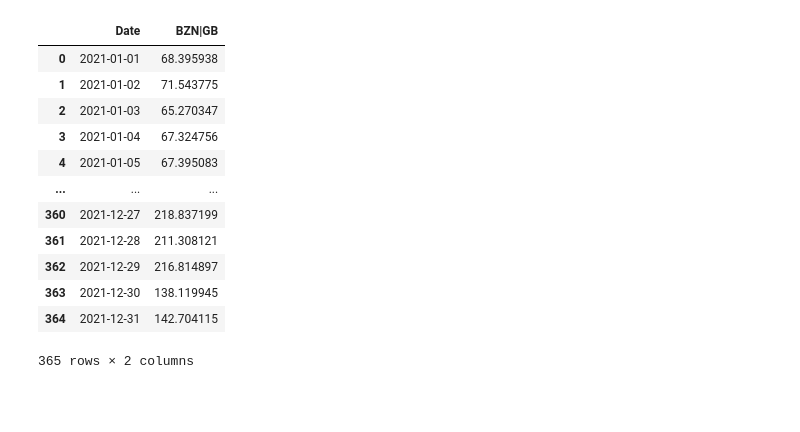
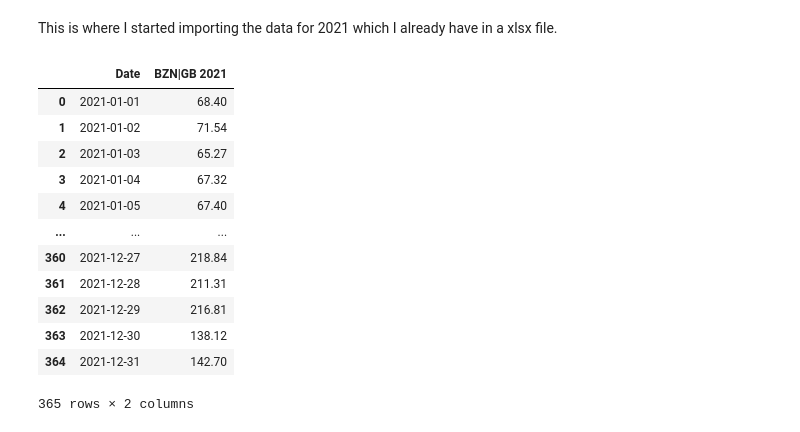
Before and after one commit to jsap2000/UK-Electricity-Pricing-Solutions, a Jupyter notebook: BZ_GB_20210101-20221231.ipynb, the cells around one changed output. Saved outputs shown, nothing was run; the diff lists cells and outputs as text; code cells hidden in the pictures; blank space fills up the shorter version.

```diff
--- a/BZ_GB_20210101-20221231.ipynb
+++ b/BZ_GB_20210101-20221231.ipynb
@@ -1,35 +1,41 @@
+# %% [markdown]
+This is where I started importing the data for 2021 which I already have in a xlsx file.
 # %%
 import pandas as pd
 import numpy as np
 import matplotlib.pyplot as plt
 
 BZGBDA2021 = pd.read_excel(r"C:\Users\anton_zpf58tt\OneDrive\Documents\Glasgow\Year 4\ENG4110P Individual Project 4\Code\UK-Electricity-Pricing-Solutions\BZ_GB_20210101-20211231.xlsx", sheet_name='NordPool ASA GB')
 
 #Date = pd.date_range(start="1/1/2021", periods=365, freq="D")
 
 #|
 
 #Date =  pd.date_range(start="1/1/2021", periods=365, freq="D")
 
-BZGBDA2021data = pd.DataFrame({"BZN|GB": BZGBDA2021.iloc[0:365,2]})
+BZGBDA2021data = pd.DataFrame({"BZN|GB 2021": BZGBDA2021.iloc[0:365,2]})
 BZGBDA2021data["Date"] = pd.date_range(start="1/1/2021", periods=365, freq="D")
 
-NewOrder = ["Date", "BZN|GB"]
+BZGBDA2021data["BZN|GB 2021"] = BZGBDA2021data["BZN|GB 2021"].replace(to_replace=",", value=".", regex=True)
+
+NewOrder = ["Date", "BZN|GB 2021"]
+
+BZGBDA2021data["BZN|GB 2021"] = BZGBDA2021data["BZN|GB 2021"].round(2)
 
 #BZGBDAdata["Date"] = pd.date_range(start="1/1/2021", periods=365, freq="D")
 BZGBDA2021data = BZGBDA2021data.reindex(columns=NewOrder)
 BZGBDA2021data
 # %% [output]
-|  | Date | BZN|GB |
-| 0 | 2021-01-01 | 68.395938 |
-| 1 | 2021-01-02 | 71.543775 |
-| 2 | 2021-01-03 | 65.270347 |
-| 3 | 2021-01-04 | 67.324756 |
-| 4 | 2021-01-05 | 67.395083 |
+|  | Date | BZN|GB 2021 |
+| 0 | 2021-01-01 | 68.40 |
+| 1 | 2021-01-02 | 71.54 |
+| 2 | 2021-01-03 | 65.27 |
+| 3 | 2021-01-04 | 67.32 |
+| 4 | 2021-01-05 | 67.40 |
 | ... | ... | ... |
-| 360 | 2021-12-27 | 218.837199 |
-| 361 | 2021-12-28 | 211.308121 |
-| 362 | 2021-12-29 | 216.814897 |
-| 363 | 2021-12-30 | 138.119945 |
-| 364 | 2021-12-31 | 142.704115 |
+| 360 | 2021-12-27 | 218.84 |
+| 361 | 2021-12-28 | 211.31 |
+| 362 | 2021-12-29 | 216.81 |
+| 363 | 2021-12-30 | 138.12 |
+| 364 | 2021-12-31 | 142.70 |
 365 rows × 2 columns
```
Also changed, not shown: parts of 7 cells of this notebook.
